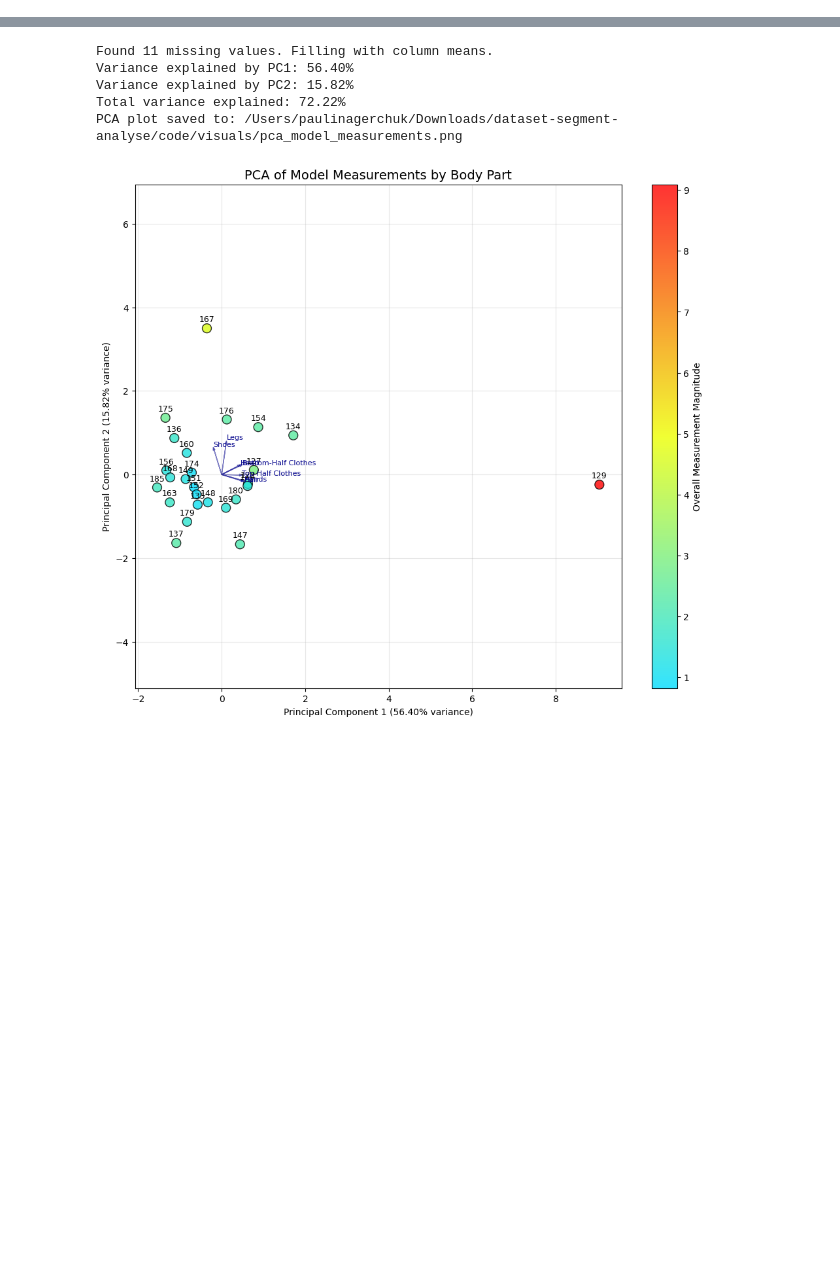
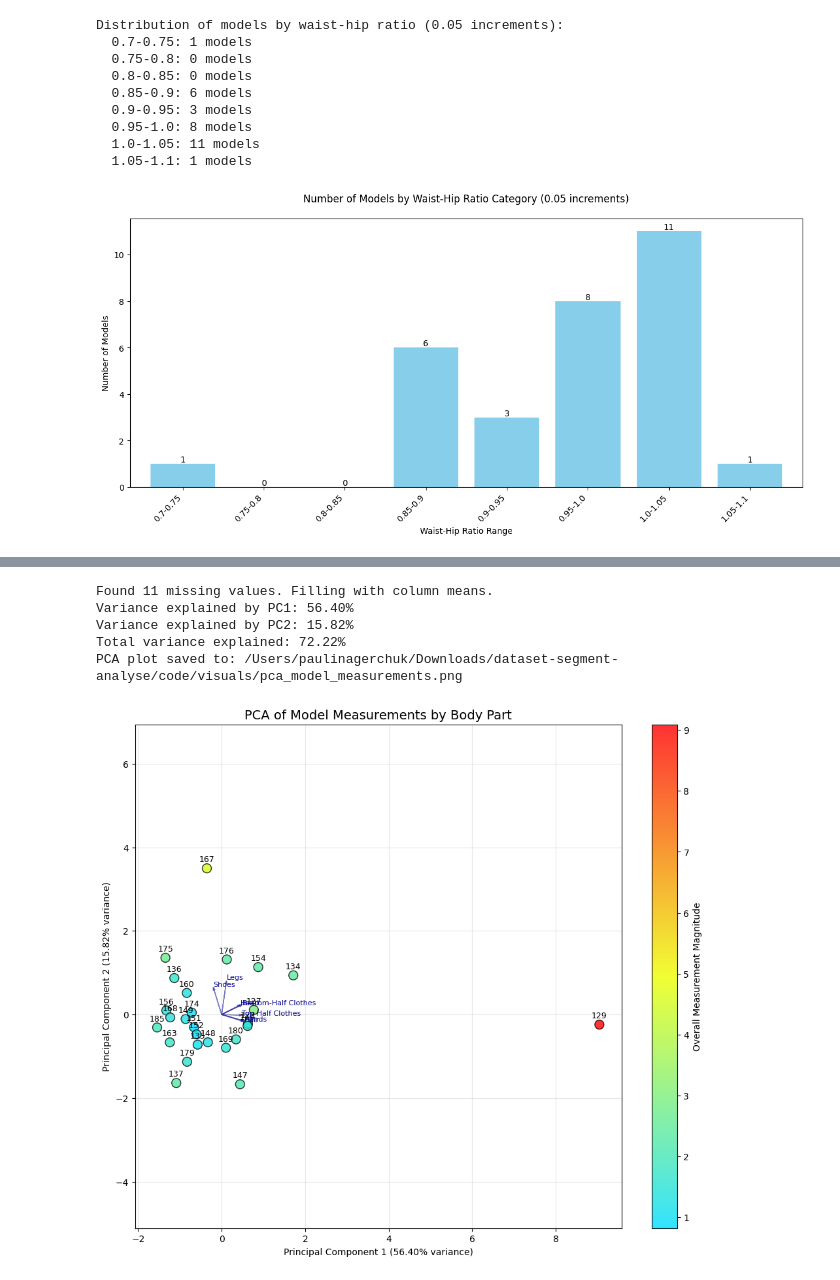
Before and after one commit to paulinasg/Dissertation_Codebase, a Jupyter notebook: code/visuals/body_dimensions.ipynb, the cells around one changed output, grey strips where cells are left out. Saved outputs shown, nothing was run; the diff lists cells and outputs as text; code cells hidden in the pictures; blank space fills up the shorter version.

```diff
--- a/code/visuals/body_dimensions.ipynb
+++ b/code/visuals/body_dimensions.ipynb
@@ -239,0 +240,51 @@ Measurements saved to /Users/paulinagerchuk/Downloads/dataset-segment-analyse/ob
+# %%
+import pandas as pd
+import numpy as np
+import matplotlib.pyplot as plt
+
+# Load the body measurements data
+body_data_path = "/Users/paulinagerchuk/Downloads/dataset-segment-analyse/obj_4ddress_files/code/visuals/body_measurements.csv"
+body_df = pd.read_csv(body_data_path)
+
+# Create bins for waist-hip ratio in 0.05 increments
+bins = np.arange(0.70, 1.15, 0.05)  # Adjusted range based on your data
+labels = [f"{round(bins[i], 2)}-{round(bins[i+1], 2)}" for i in range(len(bins)-1)]
+
+# Categorize models into bins
+body_df['whr_category'] = pd.cut(body_df['waist_hip_ratio'], bins=bins, labels=labels, right=False)
+
+# Count models in each category
+category_counts = body_df['whr_category'].value_counts().sort_index()
+
+# Display results
+print("Distribution of models by waist-hip ratio (0.05 increments):")
+for category, count in category_counts.items():
+    print(f"  {category}: {count} models")
+
+# Create a bar chart with improved formatting
+plt.figure(figsize=(12, 6))
+ax = category_counts.plot(kind='bar', color='skyblue', width=0.8)
+plt.title('Number of Models by Waist-Hip Ratio Category (0.05 increments)', pad=20)
+plt.xlabel('Waist-Hip Ratio Range')
+plt.ylabel('Number of Models')
+
+# Rotate x-axis labels for better readability
+plt.xticks(rotation=45, ha='right')
+
+# Add value labels on top of each bar
+for i, v in enumerate(category_counts):
+    ax.text(i, v, str(v), ha='center', va='bottom')
+
+plt.tight_layout()
+plt.show()
+# %% [output]
+Distribution of models by waist-hip ratio (0.05 increments):
+  0.7-0.75: 1 models
+  0.75-0.8: 0 models
+  0.8-0.85: 0 models
+  0.85-0.9: 6 models
+  0.9-0.95: 3 models
+  0.95-1.0: 8 models
+  1.0-1.05: 11 models
+  1.05-1.1: 1 models
+[figure, added]
```
Also changed, not shown: parts of 5 cells of this notebook, 48 other files.
